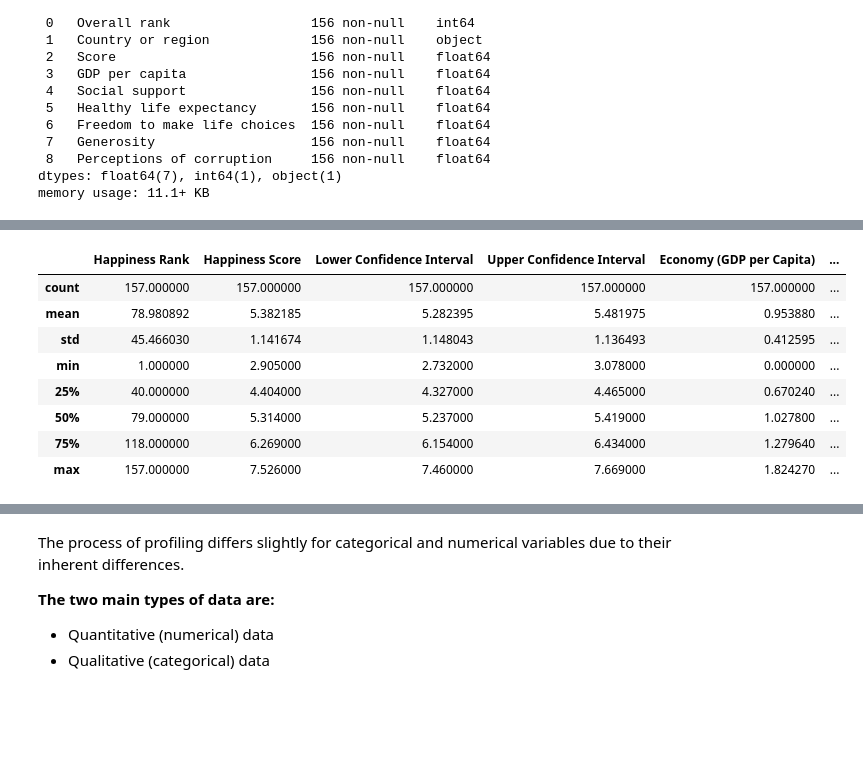
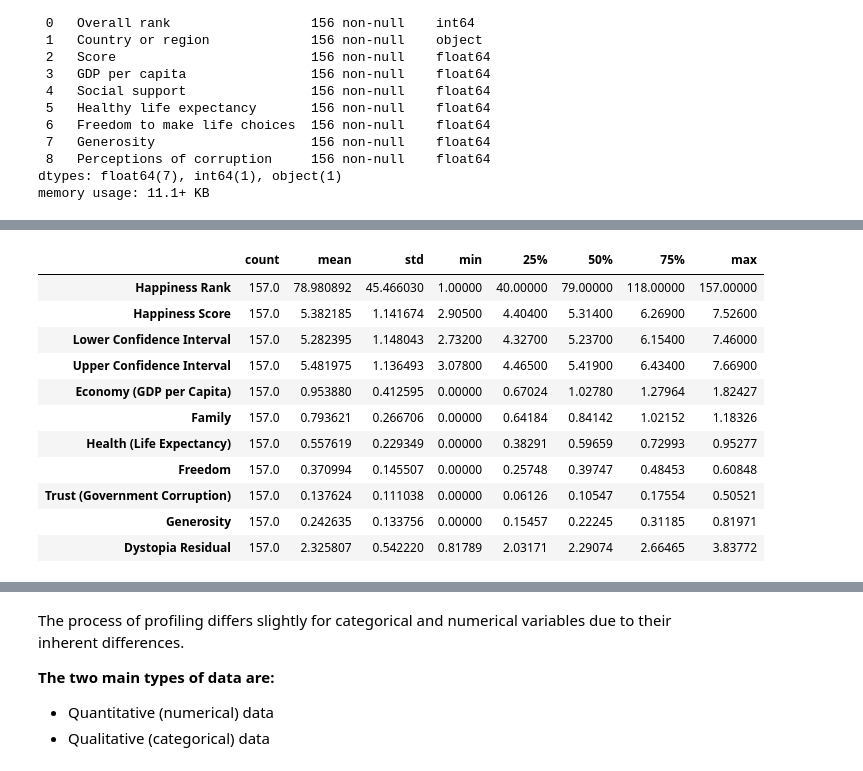
Before and after one commit to Tuwaiq-DS-ML-bootcamp-V-9/Usecase-2, a Jupyter notebook: EDA explain template.ipynb, the cells around one changed output, grey strips where cells are left out. Drawn from its saved outputs; the diff is of its cells as text; code cells hidden in the pictures; blank space fills up the shorter version.

```diff
--- a/EDA explain template.ipynb
+++ b/EDA explain template.ipynb
@@ -228,13 +245,16 @@ df_2015.describe(include="object")
 # %%
-df_2016.describe()
+df_2016.describe().T
 # %% [output]
-|  | Happiness Rank | Happiness Score | Lower Confidence Interval | Upper Confidence Interval | Economy (GDP per Capita) | ... |
-| count | 157.000000 | 157.000000 | 157.000000 | 157.000000 | 157.000000 | ... |
-| mean | 78.980892 | 5.382185 | 5.282395 | 5.481975 | 0.953880 | ... |
-| std | 45.466030 | 1.141674 | 1.148043 | 1.136493 | 0.412595 | ... |
-| min | 1.000000 | 2.905000 | 2.732000 | 3.078000 | 0.000000 | ... |
-| 25% | 40.000000 | 4.404000 | 4.327000 | 4.465000 | 0.670240 | ... |
-| 50% | 79.000000 | 5.314000 | 5.237000 | 5.419000 | 1.027800 | ... |
-| 75% | 118.000000 | 6.269000 | 6.154000 | 6.434000 | 1.279640 | ... |
-| max | 157.000000 | 7.526000 | 7.460000 | 7.669000 | 1.824270 | ... |
+|  | count | mean | std | min | 25% | 50% | 75% | max |
+| Happiness Rank | 157.0 | 78.980892 | 45.466030 | 1.00000 | 40.00000 | 79.00000 | 118.00000 | 157.00000 |
+| Happiness Score | 157.0 | 5.382185 | 1.141674 | 2.90500 | 4.40400 | 5.31400 | 6.26900 | 7.52600 |
+| Lower Confidence Interval | 157.0 | 5.282395 | 1.148043 | 2.73200 | 4.32700 | 5.23700 | 6.15400 | 7.46000 |
+| Upper Confidence Interval | 157.0 | 5.481975 | 1.136493 | 3.07800 | 4.46500 | 5.41900 | 6.43400 | 7.66900 |
+| Economy (GDP per Capita) | 157.0 | 0.953880 | 0.412595 | 0.00000 | 0.67024 | 1.02780 | 1.27964 | 1.82427 |
+| Family | 157.0 | 0.793621 | 0.266706 | 0.00000 | 0.64184 | 0.84142 | 1.02152 | 1.18326 |
+| Health (Life Expectancy) | 157.0 | 0.557619 | 0.229349 | 0.00000 | 0.38291 | 0.59659 | 0.72993 | 0.95277 |
+| Freedom | 157.0 | 0.370994 | 0.145507 | 0.00000 | 0.25748 | 0.39747 | 0.48453 | 0.60848 |
+| Trust (Government Corruption) | 157.0 | 0.137624 | 0.111038 | 0.00000 | 0.06126 | 0.10547 | 0.17554 | 0.50521 |
+| Generosity | 157.0 | 0.242635 | 0.133756 | 0.00000 | 0.15457 | 0.22245 | 0.31185 | 0.81971 |
+| Dystopia Residual | 157.0 | 2.325807 | 0.542220 | 0.81789 | 2.03171 | 2.29074 | 2.66465 | 3.83772 |
 # %%
```
Also changed, not shown: parts of 104 cells of this notebook, 1 other file.
